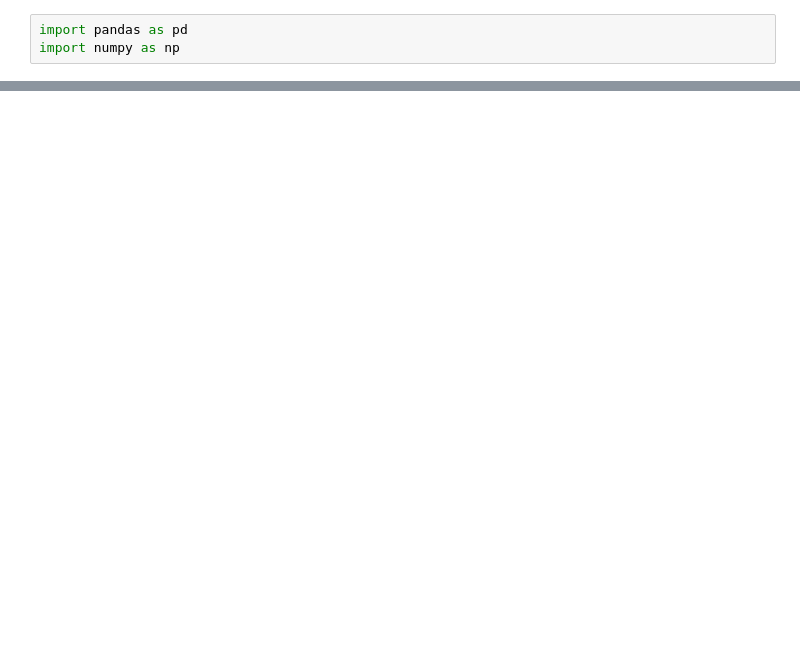
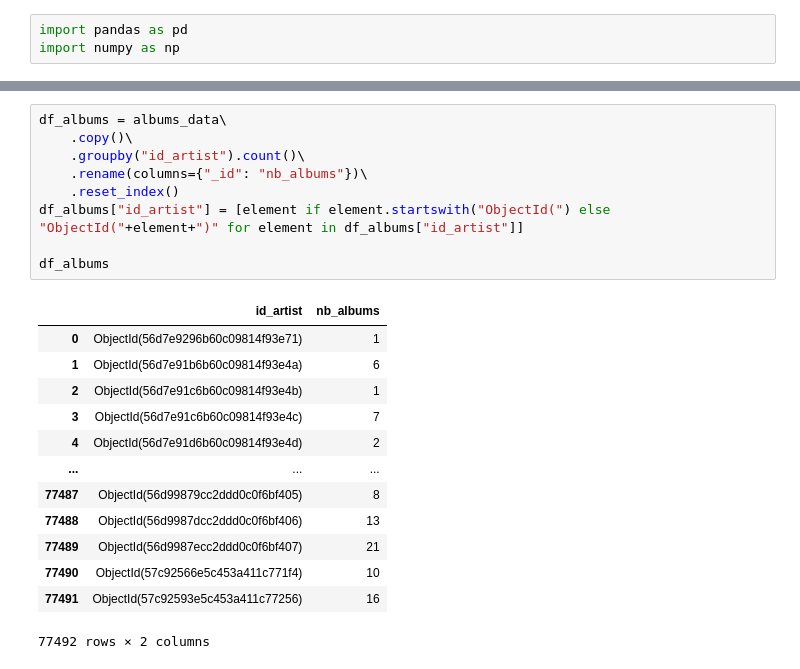
Before and after one commit to jorislimonier/collab-viz, a Jupyter notebook: joris/data_preprocessing.ipynb, the cells around one changed output, grey strips where cells are left out. Drawn from its saved outputs; the diff is of its cells as text; blank space fills up the shorter version.

```diff
--- a/joris/data_preprocessing.ipynb
+++ b/joris/data_preprocessing.ipynb
@@ -110,0 +140,23 @@ df
+# %%
+df_albums = albums_data\
+    .copy()\
+    .groupby("id_artist").count()\
+    .rename(columns={"_id": "nb_albums"})\
+    .reset_index()
+df_albums["id_artist"] = [element if element.startswith("ObjectId(") else "ObjectId("+element+")" for element in df_albums["id_artist"]]
+
+df_albums
+# %% [output]
+|  | id_artist | nb_albums |
+| 0 | ObjectId(56d7e9296b60c09814f93e71) | 1 |
+| 1 | ObjectId(56d7e91b6b60c09814f93e4a) | 6 |
+| 2 | ObjectId(56d7e91c6b60c09814f93e4b) | 1 |
+| 3 | ObjectId(56d7e91c6b60c09814f93e4c) | 7 |
+| 4 | ObjectId(56d7e91d6b60c09814f93e4d) | 2 |
+| ... | ... | ... |
+| 77487 | ObjectId(56d99879cc2ddd0c0f6bf405) | 8 |
+| 77488 | ObjectId(56d9987dcc2ddd0c0f6bf406) | 13 |
+| 77489 | ObjectId(56d9987ecc2ddd0c0f6bf407) | 21 |
+| 77490 | ObjectId(57c92566e5c453a411c771f4) | 10 |
+| 77491 | ObjectId(57c92593e5c453a411c77256) | 16 |
+77492 rows × 2 columns
```
Also changed, not shown: parts of 20 cells of this notebook, 2 other files.
